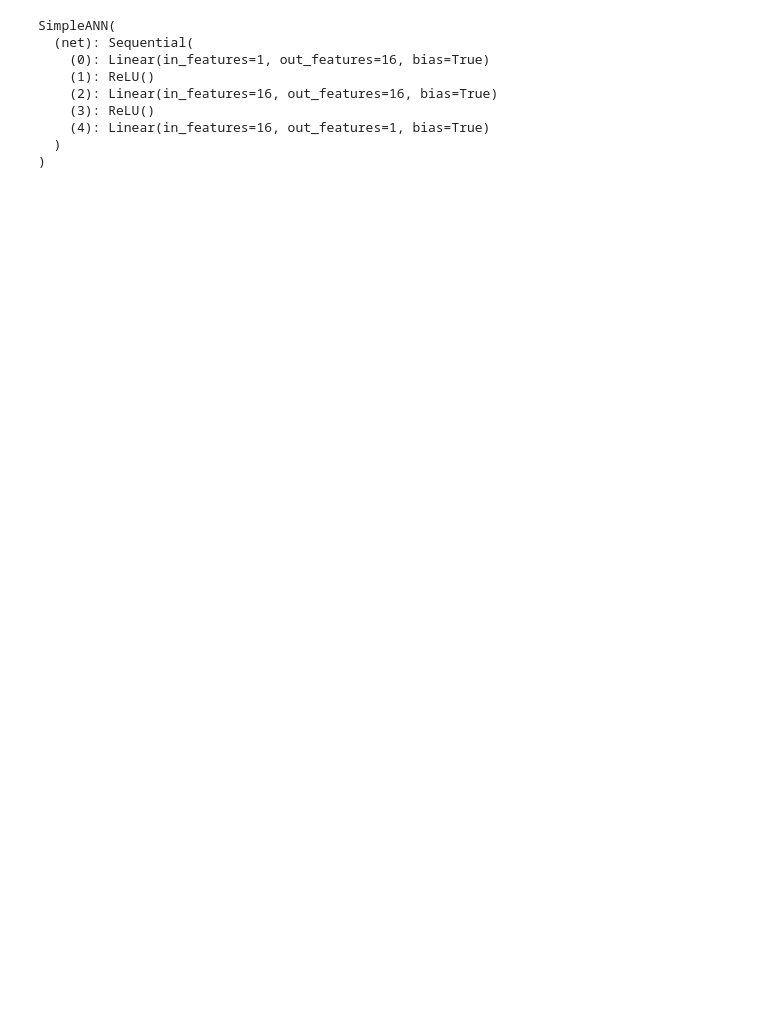
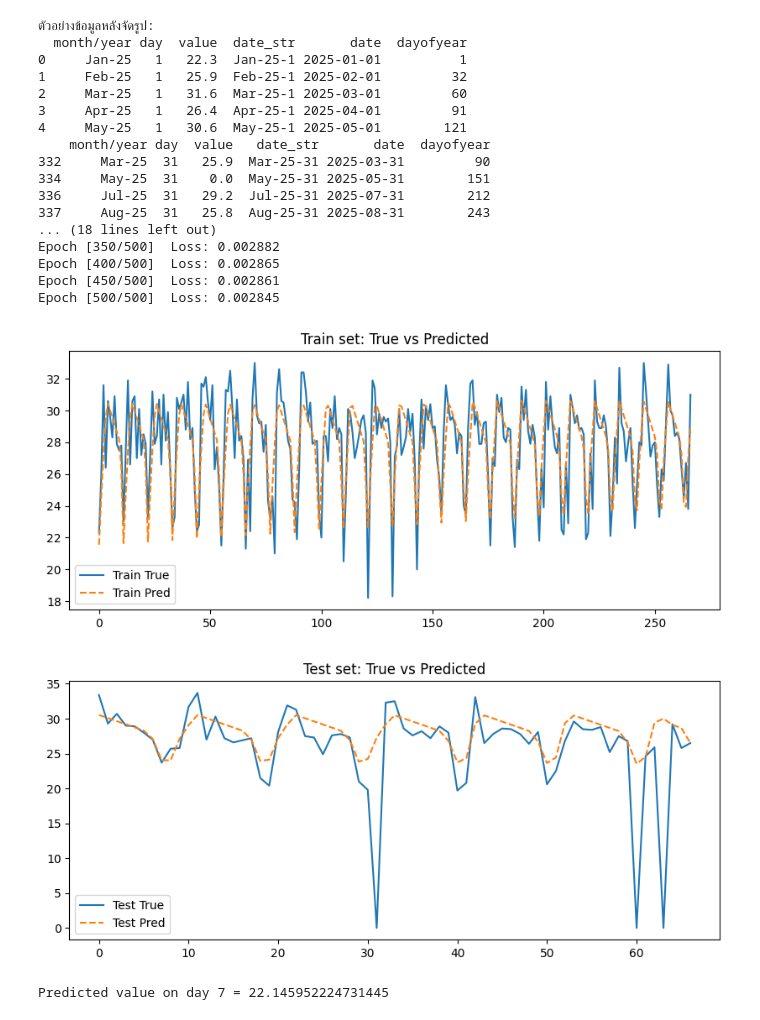
Before and after one commit to THIRAPHATCHAKON/forecast-project, a Jupyter notebook: Untitled-2.ipynb, the cells around one changed output. Saved outputs shown, nothing was run; the diff lists cells and outputs as text; code cells hidden in the pictures; blank space fills up the shorter version.

Commit message:
ANN_modelTest

```diff
--- a/Untitled-2.ipynb
+++ b/Untitled-2.ipynb
@@ -7,32 +7,22 @@ from sklearn.model_selection import train_test_split
 from sklearn.preprocessing import MinMaxScaler
 import matplotlib.pyplot as plt
 
-# =========================
-# 1) โหลด + จัดรูปข้อมูล
-# =========================
+df = pd.read_csv("Dataset_temp.csv")
 
-# อ่านไฟล์ CSV จาก Google Sheets
-df = pd.read_csv("Dataset_temp - Sheet1.csv")
-
-# melt: month/year เป็น id, คอลัมน์วัน (1..31) กลายเป็น 'day', ค่าตัวเลขเป็น 'value'
 df_long = df.melt(
     id_vars=['month/year'],
     var_name='day',
     value_name='value'
 )
 
-# สร้างสตริงของวันที่ เช่น "Jan-25-1"
 df_long["date_str"] = df_long["month/year"] + "-" + df_long["day"].astype(str)
 
-# แปลงเป็น datetime
-# errors="coerce" ถ้าวันเกิน (เช่น Feb-25-30) จะกลายเป็น NaT
 df_long["date"] = pd.to_datetime(
     df_long["date_str"],
     format="%b-%y-%d",
     errors="coerce"
 )
 
-# ตัดแถวที่แปลง date ไม่ได้ หรือ value ว่างออก
 df_long = df_long.dropna(subset=["date"])
 df_long = df_long.dropna(subset=["value"])
 
@@ -43,12 +33,8 @@ print("ตัวอย่างข้อมูลหลังจัดรูป:
 print(df_long.head())
 print(df_long.tail())
 
-# =========================
-# 2) เตรียม X, y + Scaling
-# =========================
-
 X = df_long[["dayofyear"]].values.astype("float32")  # (N, 1)
-y = df_long[["value"]].values.astype("float32")      # (N, 1)
+y = df_long[["value"]].values.astype("float32")
 
 x_scaler = MinMaxScaler()
 y_scaler = MinMaxScaler()
@@ -56,7 +42,6 @@ y_scaler = MinMaxScaler()
 X_scaled = x_scaler.fit_transform(X)
 y_scaled = y_scaler.fit_transform(y)
 
-# แบ่ง train/test (ไม่ shuffle เพราะเป็น time-series)
 X_train, X_test, y_train, y_test = train_test_split(
     X_scaled, y_scaled,
     test_size=0.2,
@@ -143,40 +128,51 @@ plt.figure(figsize=(10,4))
 plt.plot(y_train_real, label="Train True")
 plt.plot(y_train_pred_real, label="Train Pred", linestyle="--")
 plt.title("Train set: True vs Predicted")
 plt.legend()
 plt.show()
 
 # กราฟ Test
 plt.figure(figsize=(10,4))
 plt.plot(y_test_real, label="Test True")
 plt.plot(y_test_pred_real, label="Test Pred", linestyle="--")
 plt.title("Test set: True vs Predicted")
 plt.legend()
 plt.show()
 
 # =========================
 # 6) ทำนายค่าจาก dayofyear ใหม่
 # =========================
 
-dayofyear_new = 200  # ลองเปลี่ยนเล่นได้ เช่น 1, 50, 150, 300
+dayofyear_new = 7  # ลองเปลี่ยนเล่นได้ เช่น 1, 50, 150, 300
 
 x_new = np.array([[dayofyear_new]], dtype="float32")
 x_new_scaled = x_scaler.transform(x_new)
 x_new_tensor = torch.from_numpy(x_new_scaled)
 
 model.eval()
 with torch.no_grad():
     y_new_scaled = model(x_new_tensor).numpy()
     y_new = y_scaler.inverse_transform(y_new_scaled)
 
 print("Predicted value on day", dayofyear_new, "=", float(y_new))
 # %% [output]
-SimpleANN(
-  (net): Sequential(
-    (0): Linear(in_features=1, out_features=16, bias=True)
-    (1): ReLU()
-    (2): Linear(in_features=16, out_features=16, bias=True)
-    (3): ReLU()
-    (4): Linear(in_features=16, out_features=1, bias=True)
-  )
-)
+ตัวอย่างข้อมูลหลังจัดรูป:
+  month/year day  value  date_str       date  dayofyear
+0     Jan-25   1   22.3  Jan-25-1 2025-01-01          1
+1     Feb-25   1   25.9  Feb-25-1 2025-02-01         32
+2     Mar-25   1   31.6  Mar-25-1 2025-03-01         60
+3     Apr-25   1   26.4  Apr-25-1 2025-04-01         91
+4     May-25   1   30.6  May-25-1 2025-05-01        121
+    month/year day  value   date_str       date  dayofyear
+332     Mar-25  31   25.9  Mar-25-31 2025-03-31         90
+334     May-25  31    0.0  May-25-31 2025-05-31        151
+336     Jul-25  31   29.2  Jul-25-31 2025-07-31        212
+337     Aug-25  31   25.8  Aug-25-31 2025-08-31        243
+... (18 lines left out)
+Epoch [350/500]  Loss: 0.002882
+Epoch [400/500]  Loss: 0.002865
+Epoch [450/500]  Loss: 0.002861
+Epoch [500/500]  Loss: 0.002845
+[figure, added]
+[figure, added]
+Predicted value on day 7 = 22.145952224731445
```
